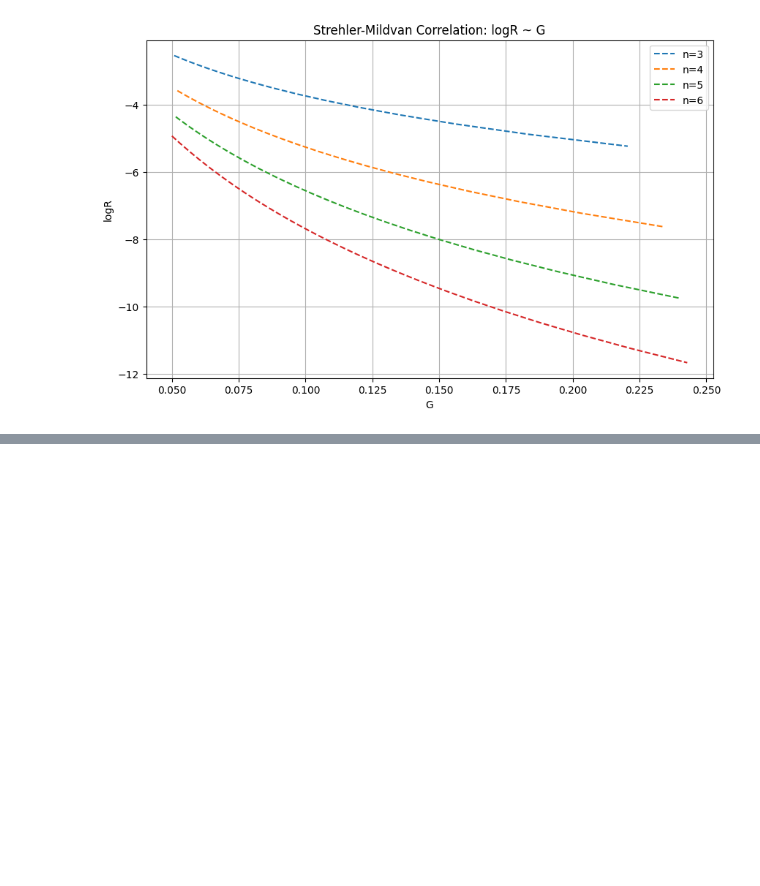
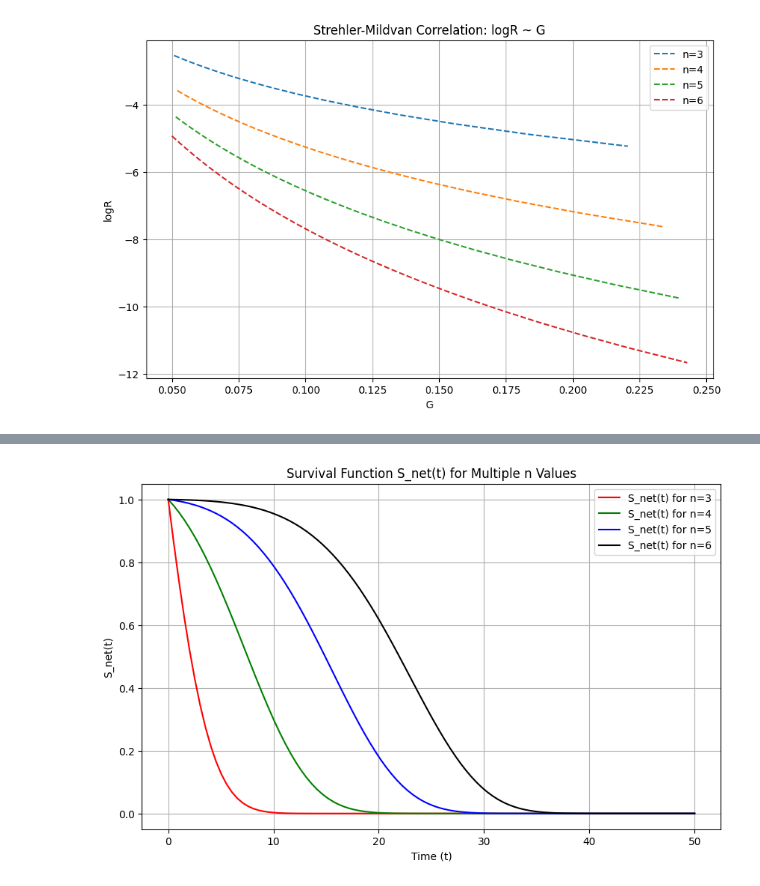
Before and after one commit to hongqin/EAM-2024, a Jupyter notebook: network-aging.ipynb, the cells around one changed output, grey strips where cells are left out. Saved outputs shown, nothing was run; the diff lists cells and outputs as text; code cells hidden in the pictures; blank space fills up the shorter version.

```diff
--- a/network-aging.ipynb
+++ b/network-aging.ipynb
@@ -793,0 +829,35 @@ plt.show()
+# %%
+import numpy as np
+import matplotlib.pyplot as plt
+
+# Define parameters
+p = 0.9
+lambda_value = 0.01
+m = 1000
+t_values = np.linspace(0, 50, 100)  # Time values from 0 to 100
+n_values = [3, 4, 5, 6]
+colors = ['red', 'green', 'blue', 'black']
+
+plt.figure(figsize=(10, 6))
+
+for n, color in zip(n_values, colors):
+    # Calculate t0
+    t0 = (1 - p) / (p * lambda_value)
+
+    # Calculate R
+    R = m * n * p * lambda_value * ((1 - p) ** (n - 1)) / (1 - (1 - p) ** n)
+
+    # Calculate S_net(t) for each t
+    S_net = np.exp((R * t0 / n) * (1 - (1 + t_values / t0) ** n))
+
+    # Plotting the survival function
+    plt.plot(t_values, S_net, label=f'S_net(t) for n={n}', color=color)
+
+plt.xlabel('Time (t)')
+plt.ylabel('S_net(t)')
+plt.title('Survival Function S_net(t) for Multiple n Values')
+plt.legend()
+plt.grid(True)
+plt.show()
+# %% [output]
+[figure, added]
```
Also changed, not shown: parts of 16 cells of this notebook.
